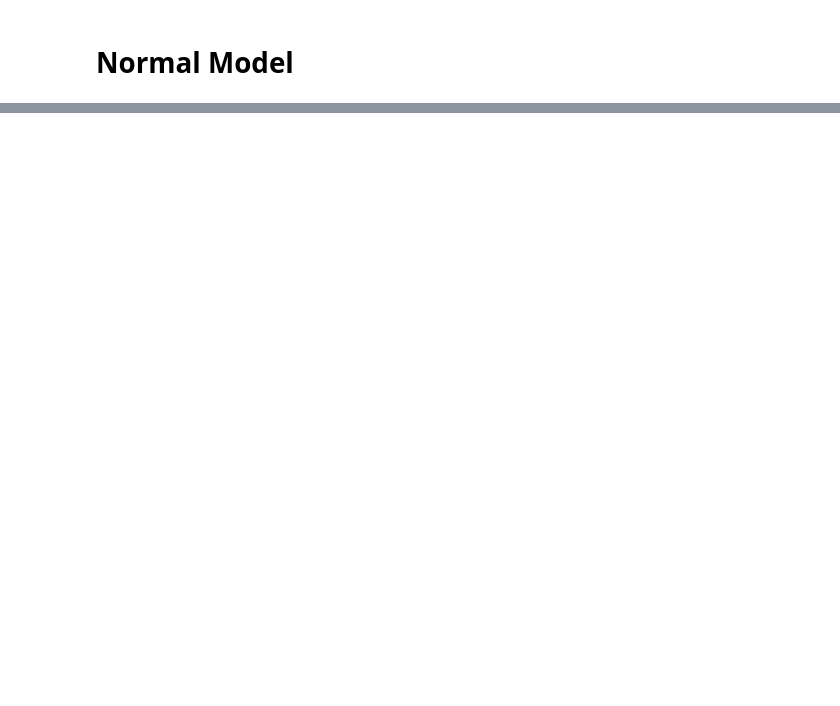
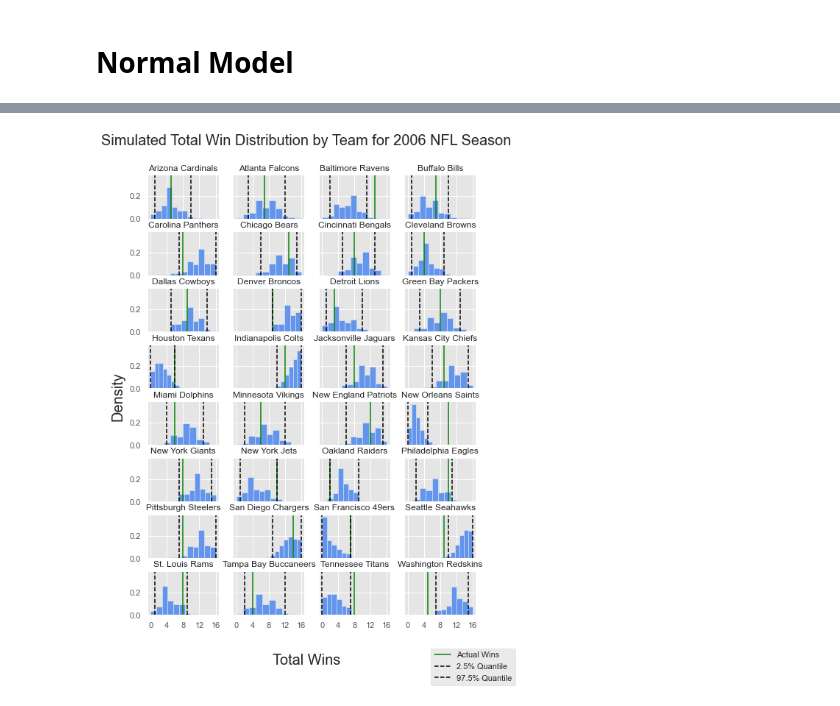
Before and after one commit to sethbilliau/SportsAnalytics, a Jupyter notebook: project1/module1code.ipynb, the cells around one changed output, grey strips where cells are left out. Cells and saved outputs as stored; diff of their text form; code cells hidden in the pictures; blank space fills up the shorter version.

```diff
--- a/project1/module1code.ipynb
+++ b/project1/module1code.ipynb
@@ -668,0 +511,6 @@ Beta,0.548, 0.153
+# %%
+# Load csv with actual win totals - Manually added
+PATHSETH = "data/team_summary_seth06.csv"
+summary_loaded = pd.read_csv(PATHSETH)
+summary_loaded = summary_loaded.set_index("team")
+summary_loaded
@@ -668,0 +536,53 @@ Beta,0.548, 0.153
+# %%
+# Create four polar axes and access them through the returned array
+fig, ax = plt.subplots(8,4,  sharex=True, sharey=True)
+
+for teamidx, team in enumerate(teams):
+    # Calculate row and column access
+    row = math.floor(teamidx / 4)
+    col = teamidx - row*4
+
+    # Get appropriate dataframe for a given team
+    dfTeam = pd.DataFrame(np.array(tables)[:,teamidx,:],  columns = ["team",
+                                                                       "totalWins",
+                                                                       "totalLosses",
+                                                                       "homeWins",
+                                                                       "homeLosses",
+                                                                       "awayWins",
+                                                                       "awayLosses",
+                                                                       "leagueRank",
+                                                                       "division",
+                                                                       "divisionRank"])
+
+    # Plot histogram, set title
+    ax[row, col].hist(dfTeam["totalWins"], bins=10, color = "cornflowerblue", density = True)
+    ax[row, col].set_title(team, fontsize=12)
+
+    # Plot lines at Actual win total, and 95% Prediction Interval
+    ax[row, col].axvline(x=summary_loaded.loc[team, "Actual_Wins"], color = "green", label = "Actual Wins")
+    ax[row, col].axvline(x=np.percentile(dfTeam["totalWins"],2.5, interpolation='nearest'), color = "black",ls = "--", label = "2.5% Quantile")
+    ax[row, col].axvline(x=np.percentile(dfTeam["totalWins"],97.5, interpolation='nearest'), color = "black",ls="--", label = "97.5% Quantile")
+    ax[row, col].set_xticks([0,4,8,12,16])
+
+
+# Plot common Legend
+lines, labels = fig.axes[-1].get_legend_handles_labels()
+fig.legend(lines, labels, loc = 'lower right')
+
+# Label common X and Y axes
+fig.text(0.5, 0.04, 'Total Wins', ha='center', fontsize=20)
+fig.text(0.04, 0.5, 'Density', va='center', rotation='vertical', fontsize=20)
+
+# Add Super title
+fig.suptitle('Simulated Total Win Distribution by Team for 2006 NFL Season', fontsize=20,  y=0.95)
+
+# Adjust space between plots
+plt.subplots_adjust(hspace = 0.3)
+
+# Set size of the figure
+fig.set_size_inches(8, 11)
+
+# Save the figure
+fig.savefig('data/2006sims.png', dpi=100)
+# %% [output]
+[figure, added]
```
Also changed, not shown: parts of 23 cells of this notebook, 2 other files.
